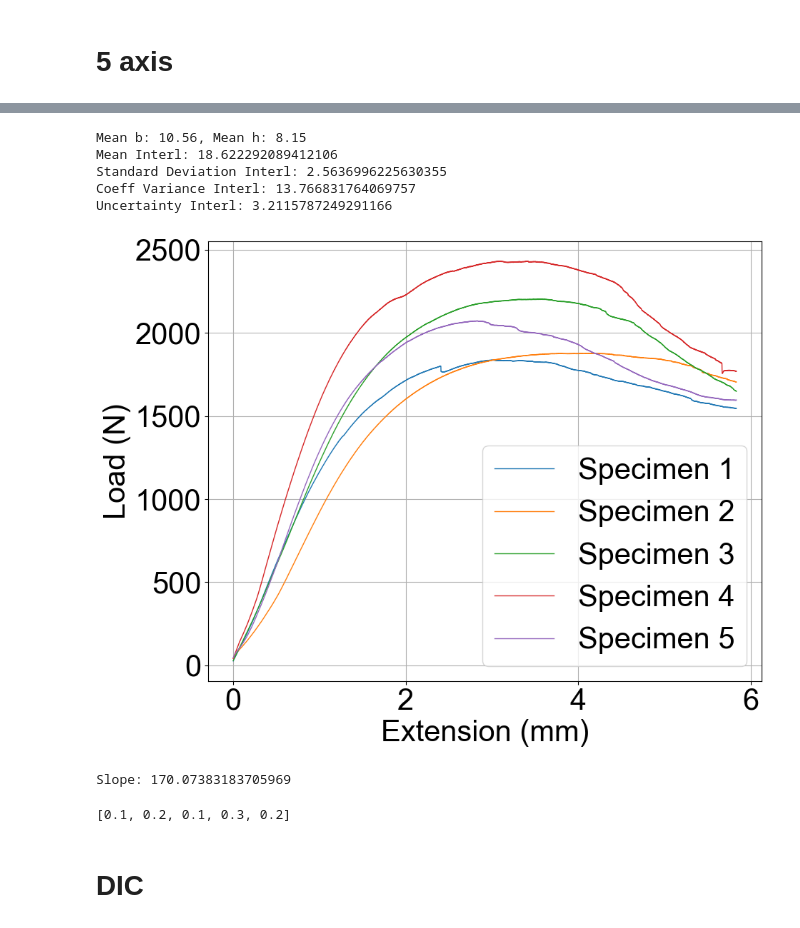
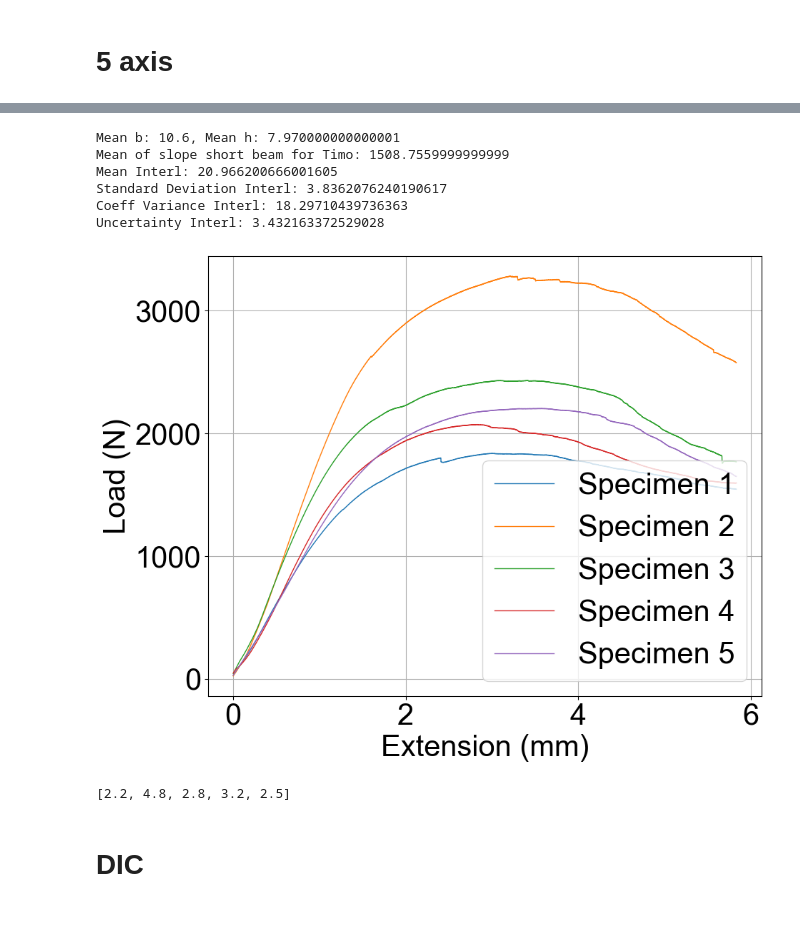
Before and after one commit to CleisonManriqueAguirre/postprocessing_test, a Jupyter notebook: Specimen_data_process.ipynb, the cells around one changed output, grey strips where cells are left out. Cells and saved outputs as stored; diff of their text form; code cells hidden in the pictures.

```diff
--- a/Specimen_data_process.ipynb
+++ b/Specimen_data_process.ipynb
@@ -841,45 +900,49 @@ data_linear_end={1: 360, 2: 360, 3: 360, 4: 360, 5: 360, 6: 360, 7: 360, 8: 360}
 b={1: 10.90, 2: 10.30, 3: 10.60, 4: 11.50, 5: 11.10, 6: 10.30, 7: 10.70, 8: 9.80}
 h={1: 9.00, 2: 7.70, 3: 7.80, 4: 7.80, 5: 8.10, 6: 7.75, 7: 8.40, 8: 8.50}
 L=28
 specimen_count = 5
-specimens = [6, 1, 8, 2, 4]
+specimens = [6,5,2,4,8]#[6, 1, 8, 2, 4]
 #print mean of b and h
 mean_b = sum([b[i] for i in specimens]) / len(specimens)
 mean_h = sum([h[i] for i in specimens]) / len(specimens)
 print(f"Mean b: {mean_b}, Mean h: {mean_h}")
 
 process_specimens(
     corrected=False,
     flexion=False,
     compression=False,
     shear=True,
     specimen_count=5,
     file_path_template='short_beam/5_axis/Specimen_RawData_{}.csv',
     c1=1,
     c2=2,
     data_row_start={1: 2, 2: 2, 3: 85, 4: 2, 5: 2, 6: 2, 7: 2, 8: 2},
     data_rows_end={1: 3500, 2: 3500, 3: 3500, 4: 3500, 5: 3500, 6: 3500, 7: 3500, 8: 3500},
-    data_linear_start={1: 110, 2: 110, 3: 110, 4: 110, 5: 110, 6: 110, 7: 110, 8: 110},
-    data_linear_end={1: 360, 2: 360, 3: 360, 4: 360, 5: 360, 6: 360, 7: 360, 8: 360},
+    data_linear_start={1: 210, 2: 210, 3: 210, 4: 210, 5: 210, 6: 210, 7: 210, 8: 210},
+    data_linear_end={1: 250, 2: 250, 3: 250, 4: 250, 5: 250, 6: 250, 7: 250, 8: 250},
     b={1: 10.90, 2: 10.30, 3: 10.60, 4: 11.50, 5: 11.10, 6: 10.30, 7: 10.70, 8: 9.80},
     h={1: 9.00, 2: 7.70, 3: 7.80, 4: 7.80, 5: 8.10, 6: 7.75, 7: 8.40, 8: 8.50},
     L=28,
-    specimen_number = [6, 7, 8, 2, 4],
+    specimen_number = [6,5,2,4,8],#[6, 7, 8, 2, 4],
     DIC_short=False,
     file_path_template_2=None,
 )
 
+# specimen_number = [3,5,2,4,8],#[6, 7, 8, 2, 4]
+# print(f'mean_b: {np.mean([b[i] for i in specimen_number])}')
+# print(f'mean_h: {np.mean([h[i] for i in specimen_number])}')
+
 #range(1, specimen_count + 1)
 # print(range(1, specimen_count + 1))
 # %% [output]
-Mean b: 10.56, Mean h: 8.15
-Mean Interl: 18.622292089412106
-Standard Deviation Interl: 2.5636996225630355
-Coeff Variance Interl: 13.766831764069757
-Uncertainty Interl: 3.2115787249291166
+Mean b: 10.6, Mean h: 7.970000000000001
+Mean of slope short beam for Timo: 1508.7559999999999
+Mean Interl: 20.966200666001605
+Standard Deviation Interl: 3.8362076240190617
+Coeff Variance Interl: 18.29710439736363
+Uncertainty Interl: 3.432163372529028
-[figure, old version]
+[figure, new version]
-Slope: 170.07383183705969
+[2.2, 4.8, 2.8, 3.2, 2.5]
-[0.1, 0.2, 0.1, 0.3, 0.2]
 # %% [markdown]
 # DIC
 # %%
```
Also changed, not shown: parts of 12 cells of this notebook.
